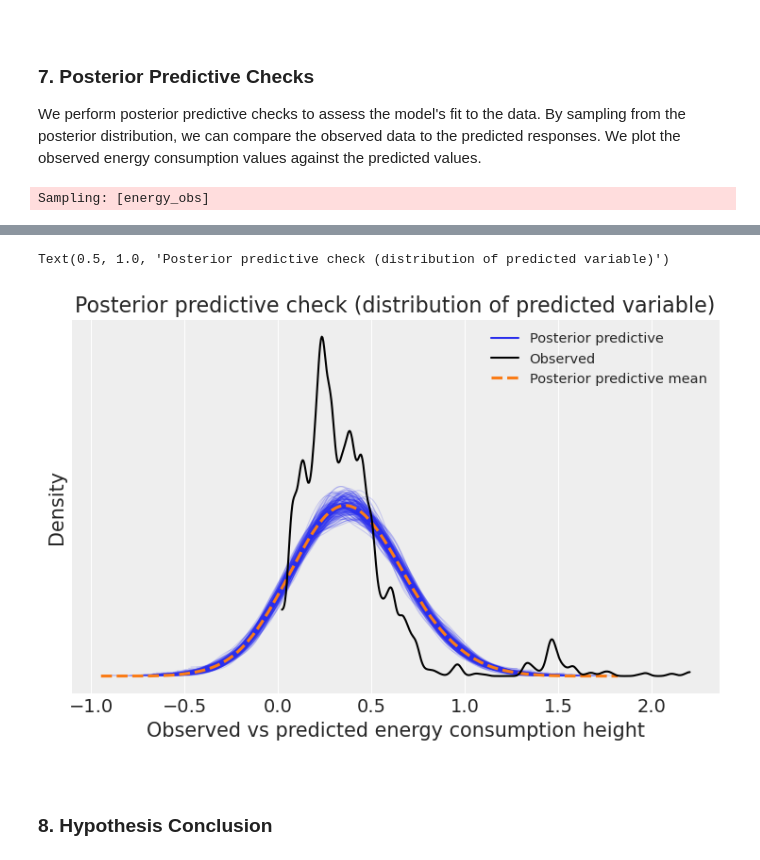
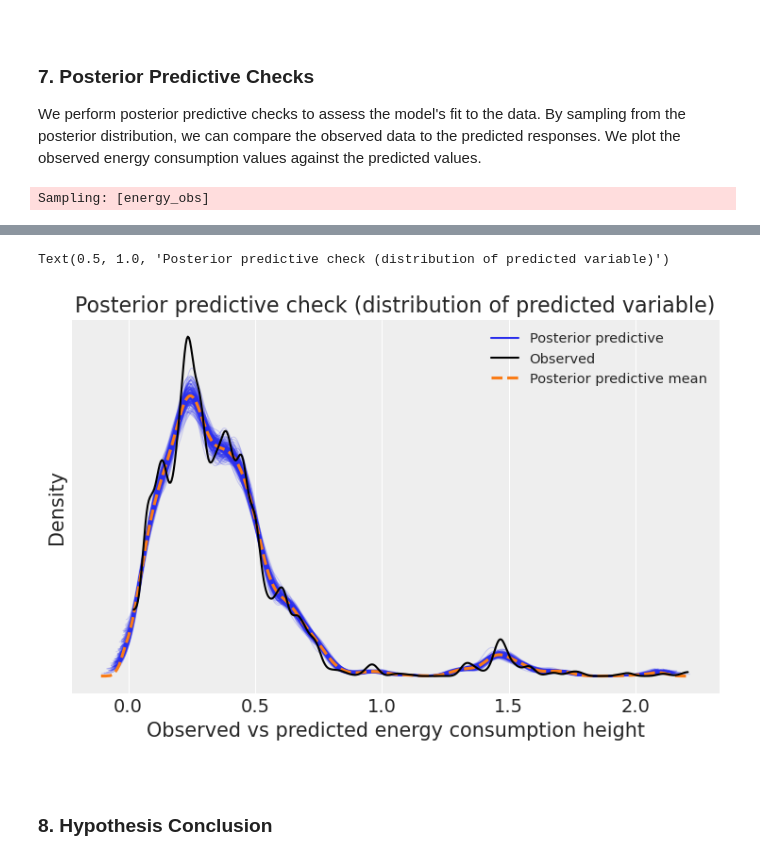
Before and after one commit to sanderengel/prpro_exam_2025, a Jupyter notebook: main-question.ipynb, the cells around one changed output, grey strips where cells are left out. Drawn from its saved outputs; the diff is of its cells as text; code cells hidden in the pictures.

```diff
--- a/main-question.ipynb
+++ b/main-question.ipynb
@@ -404,8 +404,12 @@ with pm.Model() as model_h1:
     # Likelihood
     y_obs = pm.Normal("y_obs", mu = mu, sigma = sigma, observed = y)
 
+    # Add log likelihood
+    log_likelihood = pm.logp(y_obs, y)  # Pass the observed data explicitly
+    pm.Deterministic("log_likelihood", log_likelihood)
+
     # Sampling
-    trace_h1 = pm.sample(2000, tune = 1000, target_accept = .95, return_inferencedata = True, random_seed = 42)
+    trace_h1 = pm.sample(2000, tune = 1000, target_accept = .95, return_inferencedata = True, random_seed = 42, idata_kwargs={"log_likelihood": True})
 
 pm.model_to_graphviz(model_h1)
 # %% [output]
@@ -747,8 +751,12 @@ with pm.Model() as model_h2:
     # Likelihood
     y_obs = pm.Normal("y_obs", mu = mu, sigma = sigma, observed = y)
 
+    # Add log likelihood
+    log_likelihood = pm.logp(y_obs, y)  # Pass the observed data explicitly
+    pm.Deterministic("log_likelihood", log_likelihood)
+
     # Sampling
-    trace_h2 = pm.sample(2000, tune = 1000, target_accept = 0.95, return_inferencedata = True, random_seed = 42)
+    trace_h2 = pm.sample(2000, tune = 1000, target_accept = 0.95, return_inferencedata = True, random_seed = 42, idata_kwargs={"log_likelihood": True})
 
 pm.model_to_graphviz(model_h2)
 # %% [output]
@@ -967,7 +975,7 @@ with pm.Model() as model_h3_prior_pred:
     sigma = pm.HalfNormal("sigma", sigma=.5)  # Residual standard deviation
 
     # Likelihood
-    energy_obs = pm.Normal("energy_obs", mu=mu, sigma=sigma, shape=len(df))
+    energy_obs = pm.Normal("energy_obs", mu=mu, sigma=sigma, shape = y.shape[0])
 
     # Sample from the prior predictive distribution
     prior_pred_samples_h3 = pm.sample_prior_predictive(samples=1000, random_seed=42)
@@ -1078,11 +1086,11 @@ Percentage of simulated mean energy values (beta_pop) < 0: 0.20%
 with pm.Model() as model_h3:
     # Hyperpriors for the population-level intercept and slope
     alpha_pop = pm.Normal("alpha_pop", mu=0.5, sigma=.2)  # Population-level intercept
-    beta_pop = pm.Normal("beta_pop", mu=3, sigma=1)  # Population-level slope
+    beta_pop = pm.Normal("beta_pop", mu=3, sigma=0.5)  # Population-level slope
 
     # Hyperpriors for the variability in intercepts and slopes
     sigma_alpha = pm.HalfNormal("sigma_alpha", sigma=.2)   # Variability in intercepts
-    sigma_beta = pm.HalfNormal("sigma_beta", sigma=1)     # Variability in slopes
+    sigma_beta = pm.HalfNormal("sigma_beta", sigma=0.5)     # Variability in slopes
 
     # Group-level intercepts and slopes for each endpoint
     alpha = pm.Normal("alpha", mu=alpha_pop, sigma=sigma_alpha, shape=n_endpoints)
@@ -1090,13 +1098,17 @@ with pm.Model() as model_h3:
 
     # Model for energy consumption
     mu = alpha[endpoint_idx] + beta[endpoint_idx] * runtime
-    sigma = pm.HalfNormal("sigma", sigma=.5)  # Residual standard deviation
+    sigma = pm.HalfNormal("sigma", sigma=.3)  # Residual standard deviation
 
     # Likelihood
-    energy_obs = pm.Normal("energy_obs", mu=mu, sigma=sigma, shape=len(df))
+    energy_obs = pm.Normal("energy_obs", mu=mu, sigma=sigma, observed=y)
+
+    # Add log likelihood
+    log_likelihood = pm.logp(energy_obs, y)  # Pass the observed data explicitly
+    pm.Deterministic("log_likelihood", log_likelihood)
 
     # Sampling
-    trace_h3 = pm.sample(1000, tune=1000, target_accept=0.95, return_inferencedata=True, random_seed=42)
+    trace_h3 = pm.sample(2000, tune=1000, target_accept=0.95, return_inferencedata=True, random_seed=42, idata_kwargs={"log_likelihood": True})
 
 pm.model_to_graphviz(model_h3)
 # %% [output]
@@ -1170,19 +1183,19 @@ We perform posterior predictive checks to assess the model's fit to the data. By
 # %%
 #Generate posterior predictive samples
 with model_h3:
     ppc_h3 = pm.sample_posterior_predictive(trace_h3, var_names = ["energy_obs"], random_seed = 42)
 
 _, ax = plt.subplots()
-az.plot_ppc(ppc_h2, num_pp_samples = 200, ax = ax)
+az.plot_ppc(ppc_h3, num_pp_samples = 200, ax = ax)
 ax.set_xlabel("Observed vs predicted energy consumption height")
 ax.set_ylabel("Density")
 ax.set_title("Posterior predictive check (distribution of predicted variable)")
 # %% [output]
 Sampling: [energy_obs]
 [interactive output not drawn]
 [interactive output not drawn]
 Text(0.5, 1.0, 'Posterior predictive check (distribution of predicted variable)')
-[figure, old version]
+[figure, new version]
 # %% [markdown]
 <br>
 
```
Also changed, not shown: parts of 11 cells of this notebook.
